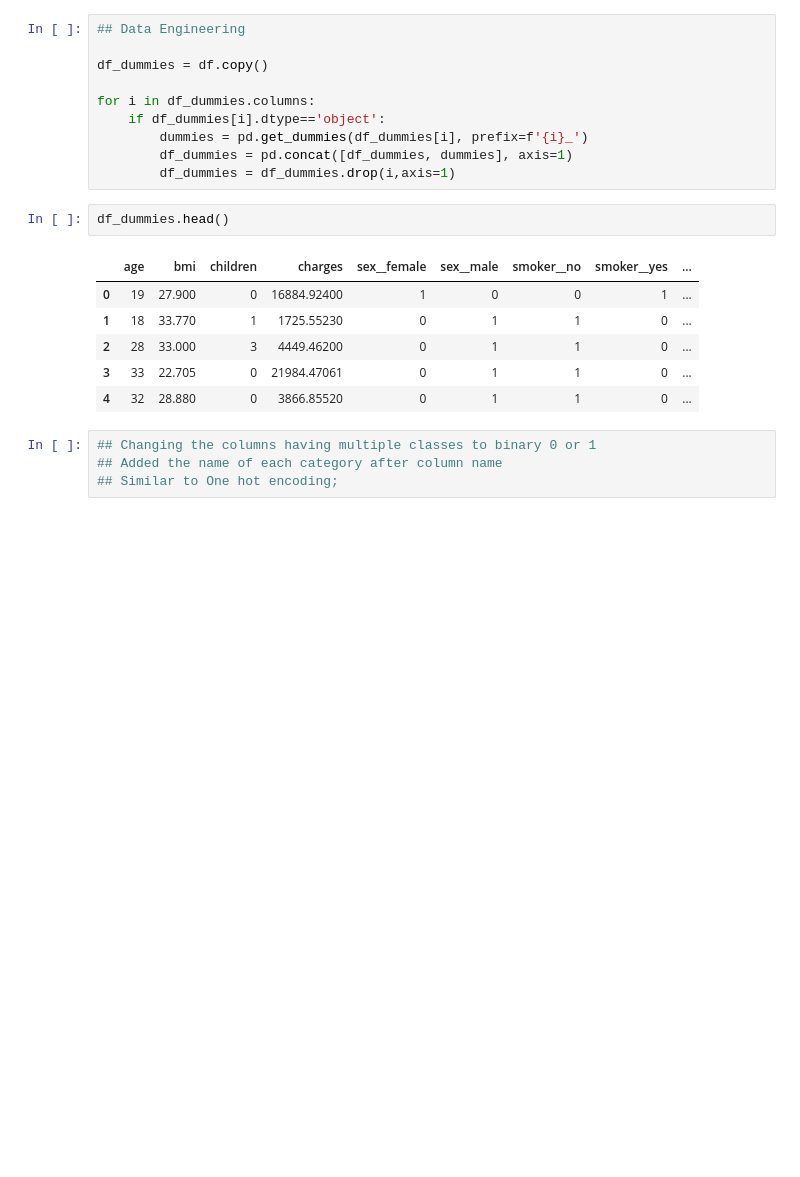
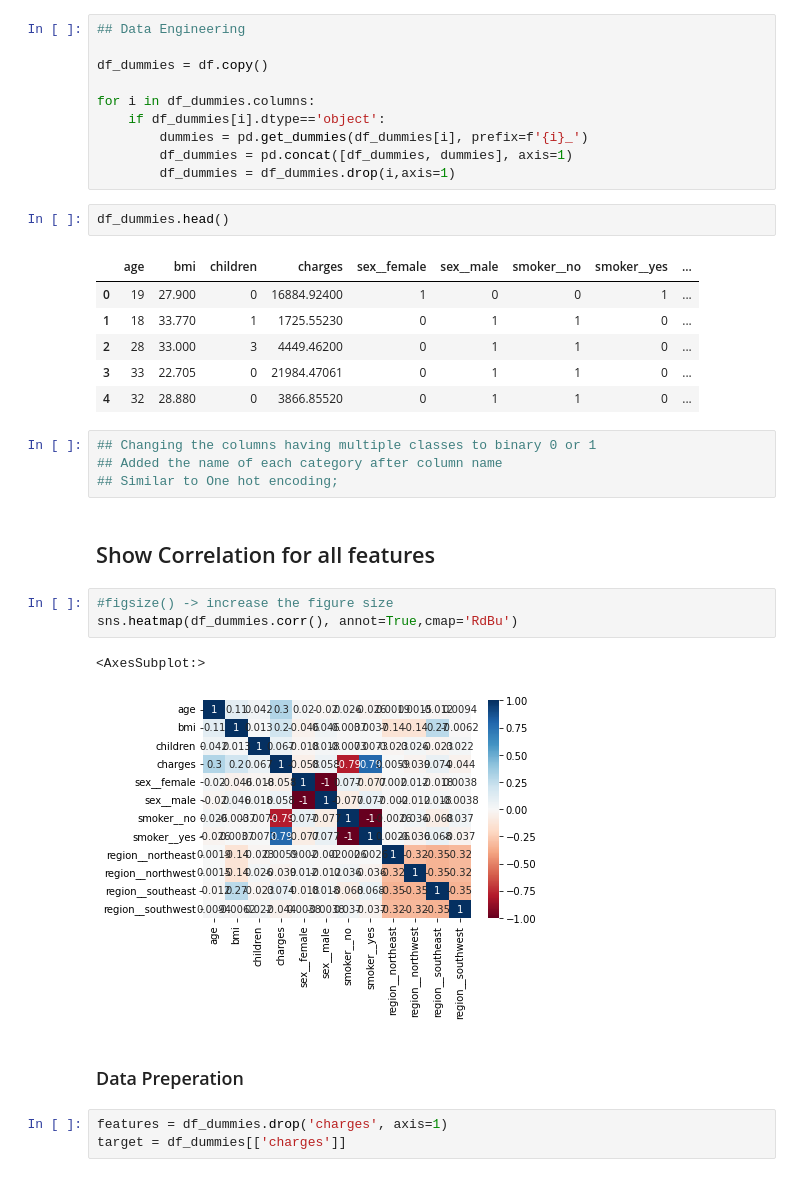
Before and after one commit to ParitoshPalSingh/Medical_Cost_Prediction_Project, a Jupyter notebook: Medical Cost Prediction PolynomialRegression.ipynb, the cells around one changed output. Cells and saved outputs as stored; diff of their text form; blank space fills up the shorter version.

```diff
--- a/Medical Cost Prediction PolynomialRegression.ipynb
+++ b/Medical Cost Prediction PolynomialRegression.ipynb
@@ -209,3 +209,16 @@ df_dummies.head()
 ## Changing the columns having multiple classes to binary 0 or 1
 ## Added the name of each category after column name
 ## Similar to One hot encoding;
+# %% [markdown]
+## Show Correlation for all features
+# %%
+#figsize() -> increase the figure size
+sns.heatmap(df_dummies.corr(), annot=True,cmap='RdBu')
+# %% [output]
+<AxesSubplot:>
+[figure, added]
+# %% [markdown]
+### Data Preperation
+# %%
+features = df_dummies.drop('charges', axis=1)
+target = df_dummies[['charges']]
```
Also changed, not shown: parts of 7 cells of this notebook.
